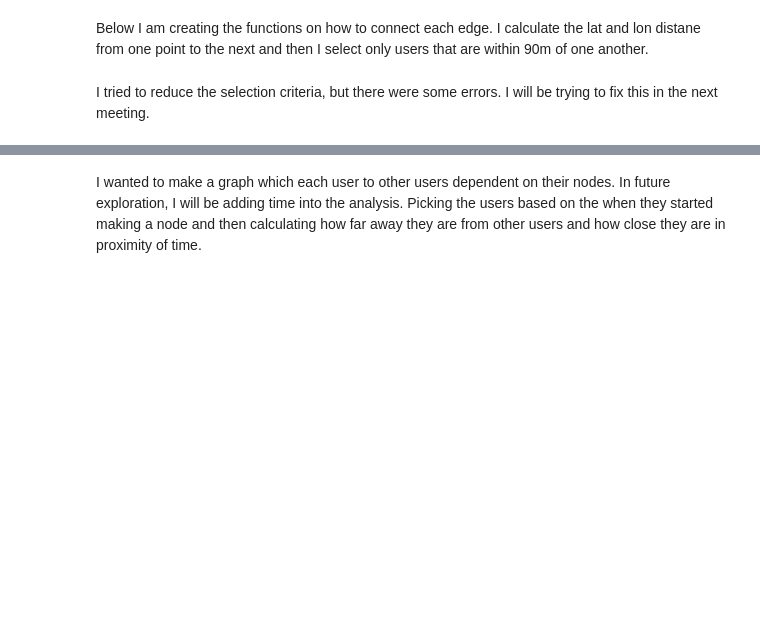
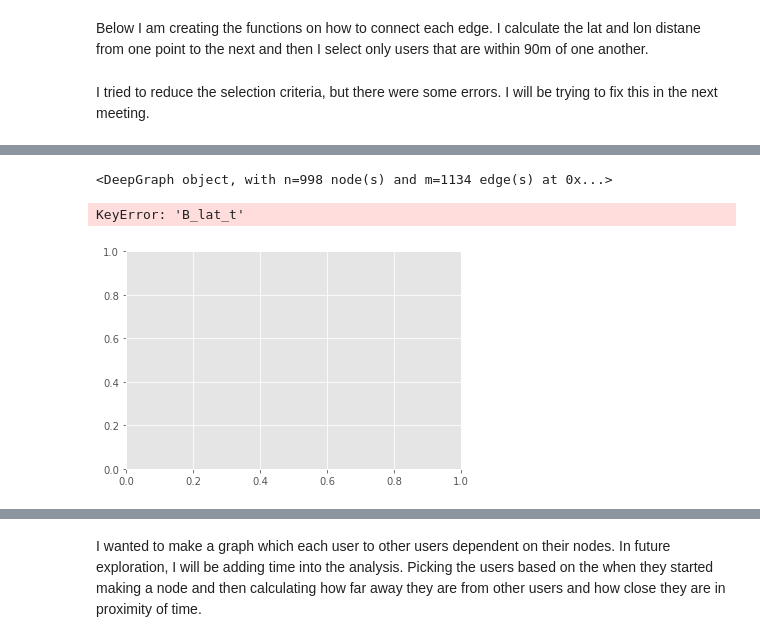
Before and after one commit to cgels/YouthmapperSocialNetworkAnalytics, a Jupyter notebook: Exploratory Graphs.ipynb, the cells around one changed output, grey strips where cells are left out. Cells and saved outputs as stored; diff of their text form; code cells hidden in the pictures; blank space fills up the shorter version.

```diff
--- a/Exploratory Graphs.ipynb
+++ b/Exploratory Graphs.ipynb
@@ -61,7 +64,7 @@ queried_data = cur.fetchall()
 # Creating the Deep Graph
 # %%
 # Load the data into a pandas dataframe
-youth_data = pd.DataFrame(queried_data, columns = ["A_id", "A_version", "B_id",
+youth_data = pd.DataFrame(queried_data, columns = ["A_id", "A_version", "A_author", "B_id",
                                                    "B_version", "B_author","A_lat", "A_lon",
                                                    "B_lat", "B_lon", "Distance"])
 # %%
@@ -92,0 +144,9 @@ graph.e
+# %%
+relations = {l: lambda x: x.notnull().sum() for l in graph.v.columns}
+
+lv, le = graph.partition_graph(["B_author", 'B_lat', 'B_lon'],
+                           #relation_funcs= relations
+                      #  relation_funcs = {'Distance': ['sum', 'mean', 'std']}
+                              )
+lg = dg.DeepGraph(lv, le)
+print(lg)
@@ -93,8 +177,13 @@ graph.e
+# %%
+lg
+# %% [output]
+<DeepGraph object, with n=998 node(s) and m=1134 edge(s) at 0x...>
 # %%
 # Plotting the lat and lon as a scatterplot
-obj = graph.plot_2d("B_lat", "B_lon", edges = True,
-                kwds_scatter = {'c': graph.v.B_id,
-                                'alpha': 0.5})
+obj = lg.plot_2d("B_lat_t", "B_lon_t", edges )
+# %% [output]
+KeyError: 'B_lat_t'
+[figure, added]
 # %%
 # Parameters for the map graph
 kwds_basemap = {'llcrnrlon': graph.v.B_lon.min() - 40,
```
Also changed, not shown: parts of 8 cells of this notebook, 7 other files.
